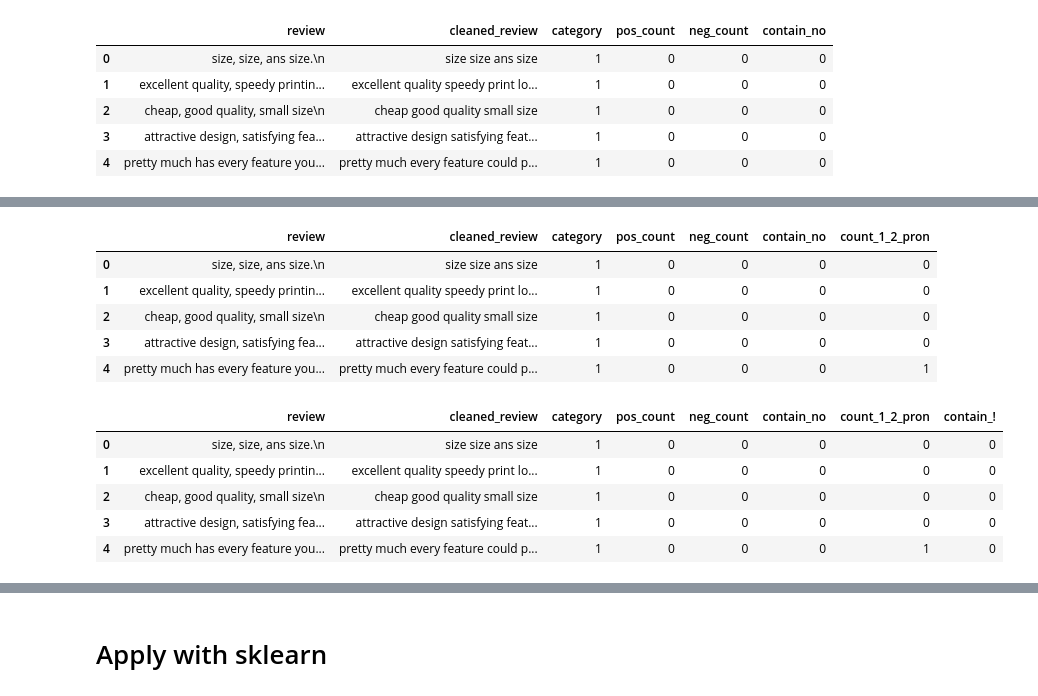
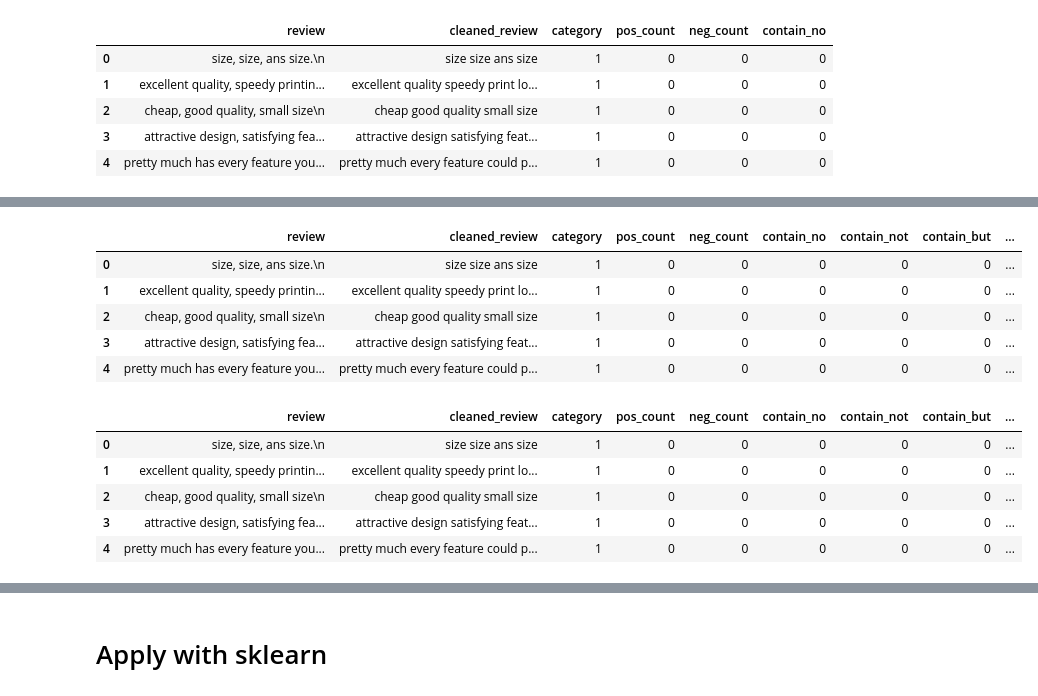
Before and after one commit to channudam2002/nlp_02, a Jupyter notebook: notebooks/main.ipynb, the cells around one changed output, grey strips where cells are left out. Cells and saved outputs as stored; diff of their text form; code cells hidden in the pictures.

```diff
--- a/notebooks/main.ipynb
+++ b/notebooks/main.ipynb
@@ -224,3 +224,6 @@ df.head()
 | 2 | cheap, good quality, small size\n | cheap good quality small size | 1 | 0 | 0 | 0 |
 | 3 | attractive design, satisfying fea... | attractive design satisfying feat... | 1 | 0 | 0 | 0 |
 | 4 | pretty much has every feature you... | pretty much every feature could p... | 1 | 0 | 0 | 0 |
+# %%
+df['contain_not'] = df['review'].apply(lambda x: 1 if 'not' in x.split() else 0)
+df.head()
@@ -226,0 +237,3 @@ df.head()
+# %%
+df['contain_but'] = df['review'].apply(lambda x: 1 if 'but' in x.split() else 0)
+df.head()
@@ -228,22 +248,22 @@ df.head()
 df['count_1_2_pron'] = df['review'].apply(lambda x: len([word for word in x.split() if word in ['i', 'me', 'my', 'you', 'your']]))
 df.head()
 # %% [output]
-|  | review | cleaned_review | category | pos_count | neg_count | contain_no | count_1_2_pron |
-| 0 | size, size, ans size.\n | size size ans size | 1 | 0 | 0 | 0 | 0 |
-| 1 | excellent quality, speedy printin... | excellent quality speedy print lo... | 1 | 0 | 0 | 0 | 0 |
-| 2 | cheap, good quality, small size\n | cheap good quality small size | 1 | 0 | 0 | 0 | 0 |
-| 3 | attractive design, satisfying fea... | attractive design satisfying feat... | 1 | 0 | 0 | 0 | 0 |
-| 4 | pretty much has every feature you... | pretty much every feature could p... | 1 | 0 | 0 | 0 | 1 |
+|  | review | cleaned_review | category | pos_count | neg_count | contain_no | contain_not | contain_but | ... |
+| 0 | size, size, ans size.\n | size size ans size | 1 | 0 | 0 | 0 | 0 | 0 | ... |
+| 1 | excellent quality, speedy printin... | excellent quality speedy print lo... | 1 | 0 | 0 | 0 | 0 | 0 | ... |
+| 2 | cheap, good quality, small size\n | cheap good quality small size | 1 | 0 | 0 | 0 | 0 | 0 | ... |
+| 3 | attractive design, satisfying fea... | attractive design satisfying feat... | 1 | 0 | 0 | 0 | 0 | 0 | ... |
+| 4 | pretty much has every feature you... | pretty much every feature could p... | 1 | 0 | 0 | 0 | 0 | 0 | ... |
 # %%
-df['contain_!'] = df['review'].apply(lambda x: 1 if '!' in x.split() else 0)
+df['contain_!'] = df['review'].apply(lambda x: 1 if '!' in x else 0)
 df.head()
 # %% [output]
-|  | review | cleaned_review | category | pos_count | neg_count | contain_no | count_1_2_pron | contain_! |
-| 0 | size, size, ans size.\n | size size ans size | 1 | 0 | 0 | 0 | 0 | 0 |
-| 1 | excellent quality, speedy printin... | excellent quality speedy print lo... | 1 | 0 | 0 | 0 | 0 | 0 |
-| 2 | cheap, good quality, small size\n | cheap good quality small size | 1 | 0 | 0 | 0 | 0 | 0 |
-| 3 | attractive design, satisfying fea... | attractive design satisfying feat... | 1 | 0 | 0 | 0 | 0 | 0 |
-| 4 | pretty much has every feature you... | pretty much every feature could p... | 1 | 0 | 0 | 0 | 1 | 0 |
+|  | review | cleaned_review | category | pos_count | neg_count | contain_no | contain_not | contain_but | ... |
+| 0 | size, size, ans size.\n | size size ans size | 1 | 0 | 0 | 0 | 0 | 0 | ... |
+| 1 | excellent quality, speedy printin... | excellent quality speedy print lo... | 1 | 0 | 0 | 0 | 0 | 0 | ... |
+| 2 | cheap, good quality, small size\n | cheap good quality small size | 1 | 0 | 0 | 0 | 0 | 0 | ... |
+| 3 | attractive design, satisfying fea... | attractive design satisfying feat... | 1 | 0 | 0 | 0 | 0 | 0 | ... |
+| 4 | pretty much has every feature you... | pretty much every feature could p... | 1 | 0 | 0 | 0 | 0 | 0 | ... |
 # %%
 df['log_length_review'] = df.review.apply(lambda x: float(np.log(len(x)+1)))
 df.head()
```
Also changed, not shown: parts of 12 cells of this notebook, 6 other files.
